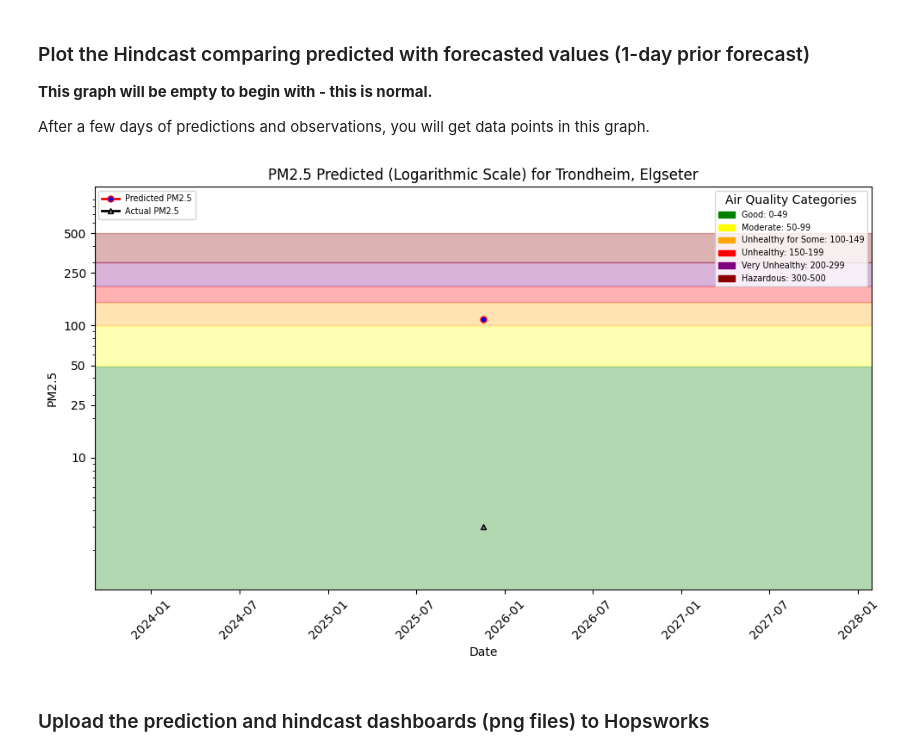
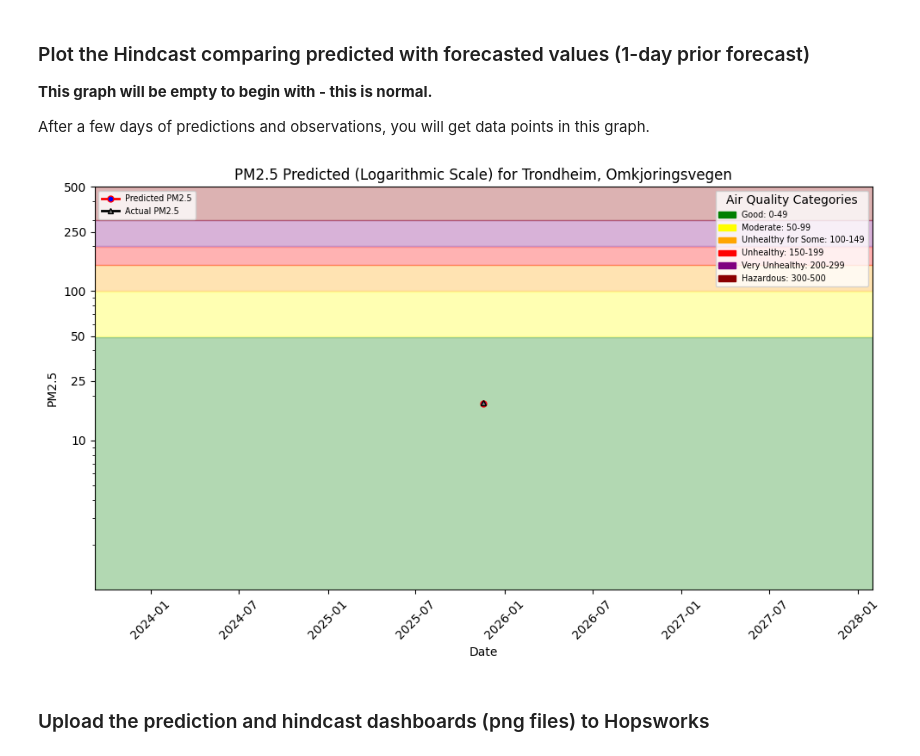
Before and after one commit to robertbroman/mlfs-book, a Jupyter notebook: notebooks/airquality/4_air_quality_batch_inference.ipynb, the cells around one changed output. Cells and saved outputs as stored; diff of their text form; code cells hidden in the pictures.

Commit message:
Updated notebooks for multiple locations, added locations.json, updated daily github action for multiple locations

```diff
--- a/notebooks/airquality/4_air_quality_batch_inference.ipynb
+++ b/notebooks/airquality/4_air_quality_batch_inference.ipynb
@@ -94,8 +116,8 @@ Logged in to project, explore it here https://c.app.hopsworks.ai:443/p/1286331
 mr = project.get_model_registry()
 
 retrieved_model = mr.get_model(
-    name="air_quality_xgboost_model",
-    version=2,
+    name=f"air_quality_xgboost_model_{city}_{street}",
+    version=1,
 )
 
 fv = retrieved_model.get_feature_view()
@@ -112,7 +140,7 @@ Downloading model artifact (1 dirs, 3 files)... DONE
 # retrieved_xgboost_model = joblib.load(saved_model_dir + "/xgboost_regressor.pkl")
 retrieved_xgboost_model = XGBRegressor()
 
-retrieved_xgboost_model.load_model(saved_model_dir + "/model.json")
+retrieved_xgboost_model.load_model(saved_model_dir + f"/model_{city}_{street}.json")
 
 # Displaying the retrieved XGBoost regressor model
 retrieved_xgboost_model
@@ -157,7 +185,7 @@ air_quality_fg = fs.get_feature_group(
 
 yesterday = today - datetime.timedelta(days = 1)
 
-aq_today = air_quality_fg.filter(air_quality_fg.date >= yesterday).read()
+aq_today = air_quality_fg.filter((air_quality_fg.date >= yesterday) & (air_quality_fg.city == city) & (air_quality_fg.street == street)).read()
 
 batch_data.sort_values(by=['date'], inplace=True)
 batch_data.reset_index(drop=True, inplace=True)
@@ -305,5 +336,6 @@ Finished: Reading data from Hopsworks, using Hopsworks Feature Query Service (1.
 # %%
 air_quality_fg = fs.get_feature_group(name='air_quality', version=2)
+air_quality_fg = air_quality_fg.filter((air_quality_fg.country == country) & (air_quality_fg.city == city) & (air_quality_fg.street == street))
 air_quality_df = air_quality_fg.read()
 air_quality_df
 # %% [output]
@@ -373,11 +395,11 @@ __This graph will be empty to begin with - this is normal.__
 
 After a few days of predictions and observations, you will get data points in this graph.
 # %%
-hindcast_file_path = f"{root_dir}/docs/air-quality/assets/img/pm25_hindcast_1day.png"
+hindcast_file_path = f"{root_dir}/docs/air-quality/assets/img/pm25_hindcast_1day_{city}_{street}.png"
 plt = util.plot_air_quality_forecast(city, street, hindcast_df, hindcast_file_path, hindcast=True)
 plt.show()
 # %% [output]
-[figure, old version]
+[figure, new version]
 # %% [markdown]
 ### Upload the prediction and hindcast dashboards (png files) to Hopsworks
 # %%
```
Also changed, not shown: parts of 13 cells of this notebook, 18 other files.
